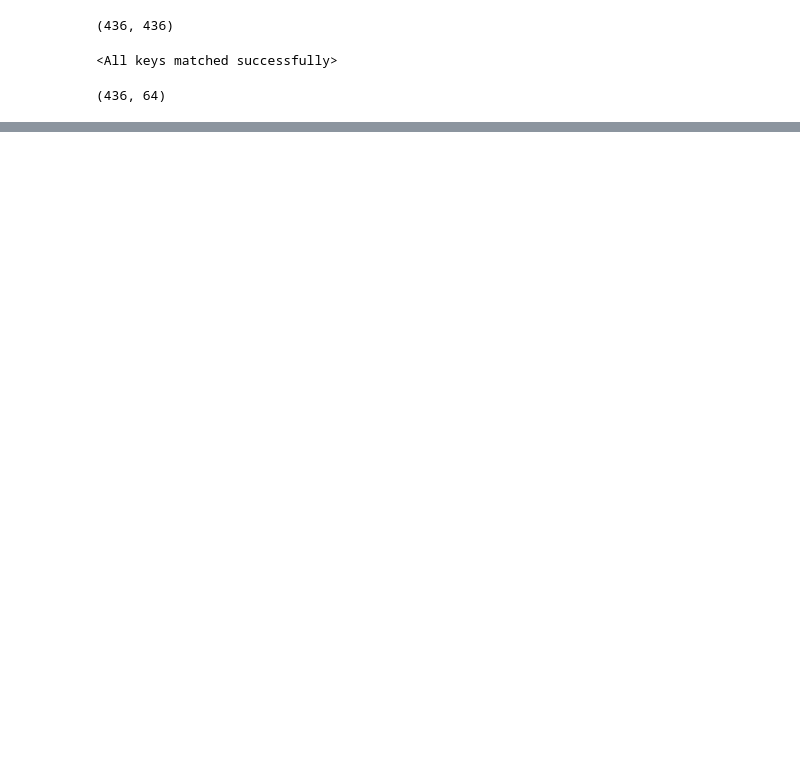
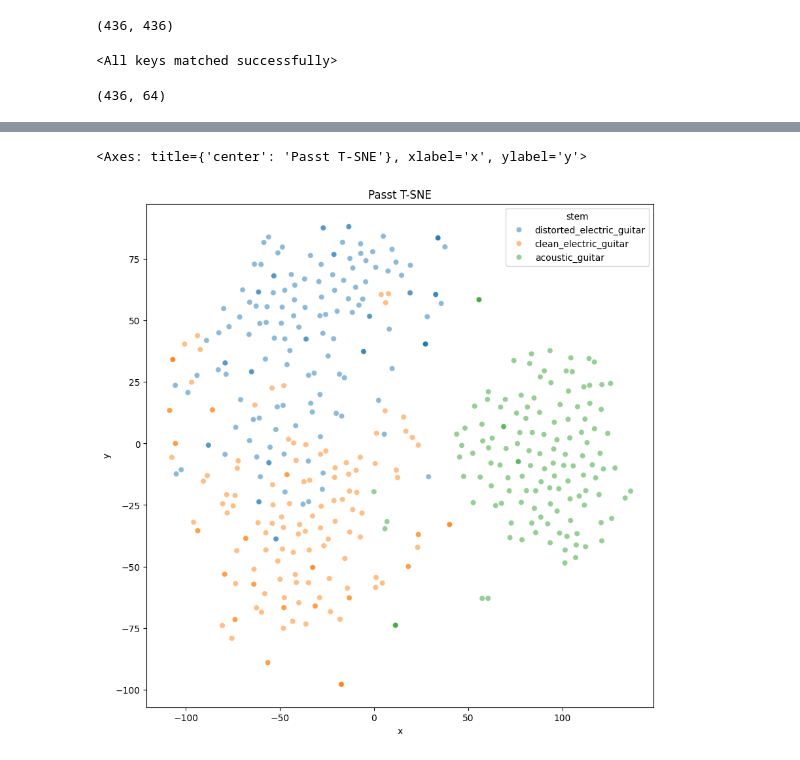
Before and after one commit to buffett0323/research_199, a Jupyter notebook: buffett_reproduce/eval_diff.ipynb, the cells around one changed output, grey strips where cells are left out. Cells and saved outputs as stored; diff of their text form; code cells hidden in the pictures; blank space fills up the shorter version.

```diff
--- a/buffett_reproduce/eval_diff.ipynb
+++ b/buffett_reproduce/eval_diff.ipynb
@@ -252,0 +299,6 @@ sns.scatterplot(data=tsne_data, x="x", y="y", hue="stem", alpha=0.5)
+# %%
+for i in range(len(timbre_passt)):
+    timbre_passt[i] = timbre_passt[i].cpu().detach().numpy()
+
+timbre_passt = np.stack(timbre_passt).squeeze(axis=1)
+timbre_passt.shape
@@ -252,0 +307,4 @@ sns.scatterplot(data=tsne_data, x="x", y="y", hue="stem", alpha=0.5)
+# %%
+tsne = TSNE(n_components=2, perplexity=30, n_iter=1000, verbose=1)
+
+tsne_data = tsne.fit_transform(timbre_passt)
@@ -252,0 +319,9 @@ sns.scatterplot(data=tsne_data, x="x", y="y", hue="stem", alpha=0.5)
+# %%
+tsne_data = pd.concat([pd.DataFrame(tsne_data, columns=["x", "y"]), pd.Series(stem_passt, name="stem")], axis=1)
+# %%
+plt.figure(figsize=(10, 10))
+plt.title("Passt T-SNE")
+sns.scatterplot(data=tsne_data, x="x", y="y", hue="stem", alpha=0.5)
+# %% [output]
+<Axes: title={'center': 'Passt T-SNE'}, xlabel='x', ylabel='y'>
+[figure, added]
```
Also changed, not shown: parts of 8 cells of this notebook, 7 other files.
